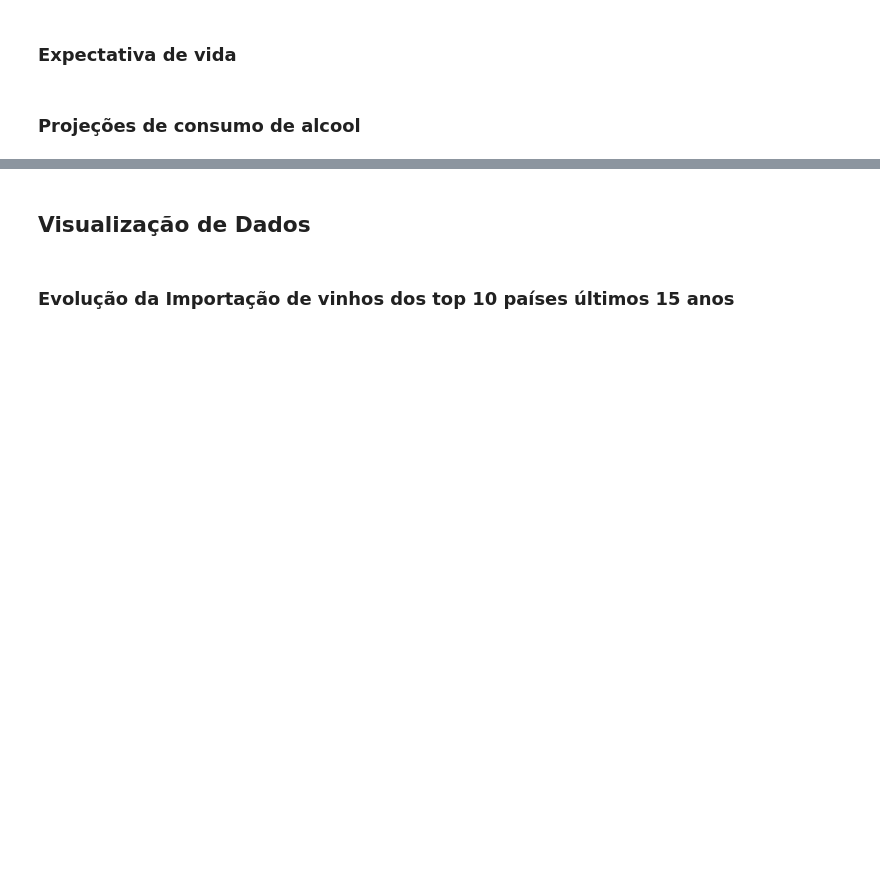
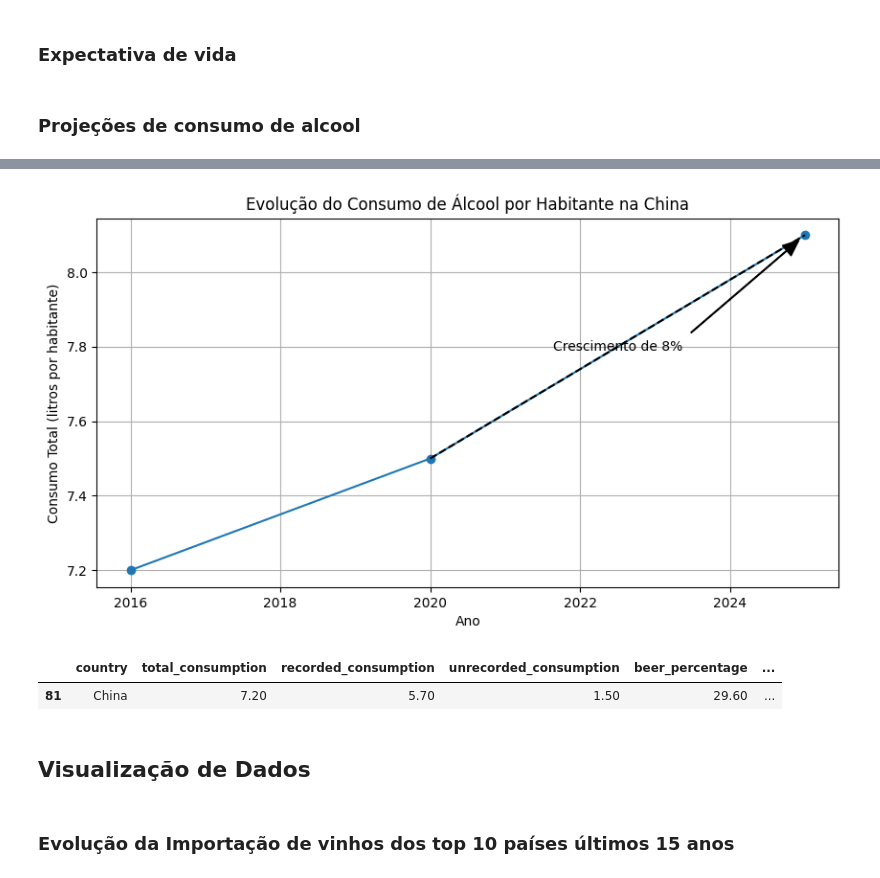
Before and after one commit to nineteens/tech-challenges, a Jupyter notebook: projetos/vinho/analise_exploratoria.ipynb, the cells around one changed output, grey strips where cells are left out. Cells and saved outputs as stored; diff of their text form; code cells hidden in the pictures; blank space fills up the shorter version.

```diff
--- a/projetos/vinho/analise_exploratoria.ipynb
+++ b/projetos/vinho/analise_exploratoria.ipynb
@@ -538,3 +586,39 @@ df_alco_cons_2016_with_projection = pd.read_csv(f"{path_dados_genericos}alcohol_
+# %%
+import matplotlib.pyplot as plt
+
+china_data = df_alco_cons_2016_with_projection[df_alco_cons_2016_with_projection['country'] == 'China']
+
+years = [2016, 2020, 2025]
+consumptions = [
+    china_data['total_consumption'].values[0],
+    china_data['2020_projection'].values[0],
+    china_data['2025_projection'].values[0]
+]
+
+plt.figure(figsize=(10, 5))
+plt.plot(years, consumptions, marker='o')
+plt.title('Evolução do Consumo de Álcool por Habitante na China')
+plt.xlabel('Ano')
+plt.ylabel('Consumo Total (litros por habitante)')
+plt.grid(True)
+
+x_text = (2020 + 2025) / 2
+y_text = (consumptions[1] + consumptions[2]) / 2
+
+plt.plot([2020, 2025], [consumptions[1], consumptions[2]], 'k--')
+
+plt.annotate('Crescimento de 8%', xy=(2025, consumptions[2]), xytext=(x_text, y_text),
+             arrowprops=dict(facecolor='black', shrink=0.05, width=0.5, headwidth=10),
+             horizontalalignment='center', verticalalignment='center')
+
+plt.show()
+# %% [output]
+[figure, added]
+# %%
+china_data.head()
+# %% [output]
+|  | country | total_consumption | recorded_consumption | unrecorded_consumption | beer_percentage | ... |
+| 81 | China | 7.20 | 5.70 | 1.50 | 29.60 | ... |
 # %% [markdown]
 ## Visualização de Dados
 # %% [markdown]
```
Also changed, not shown: parts of 4 cells of this notebook.
